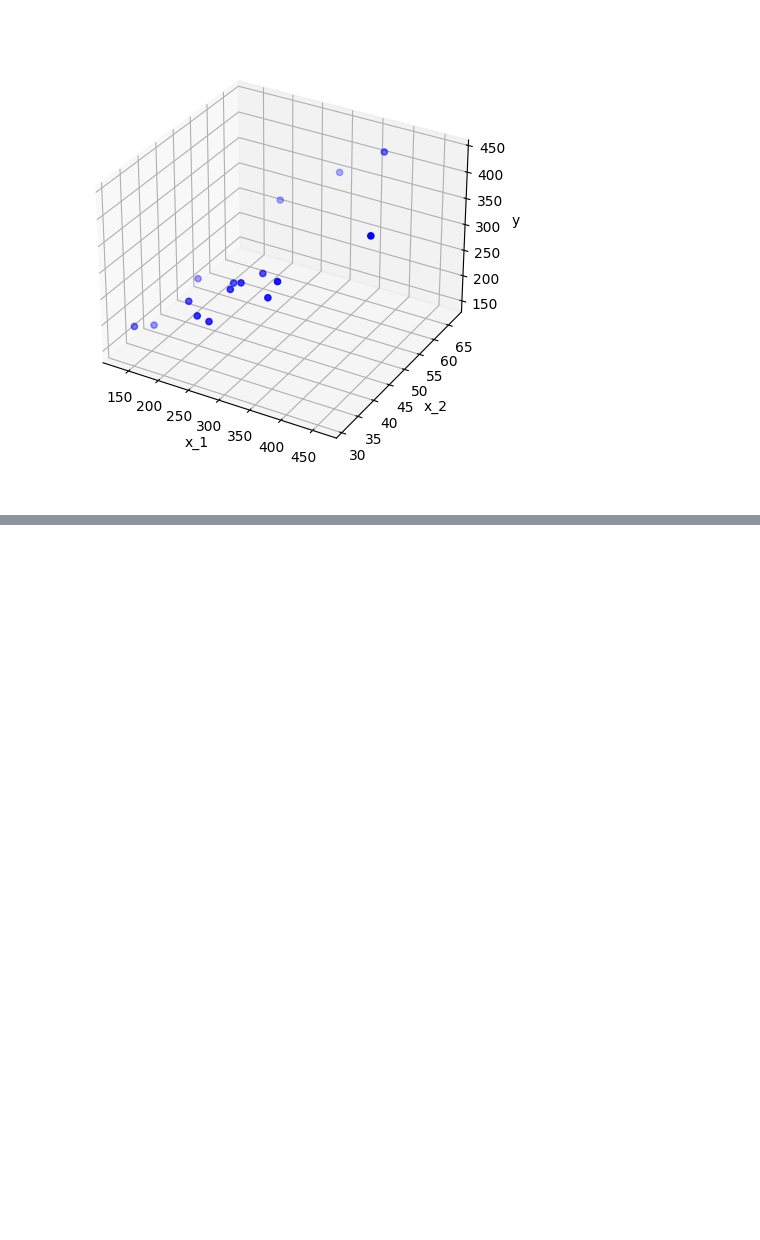
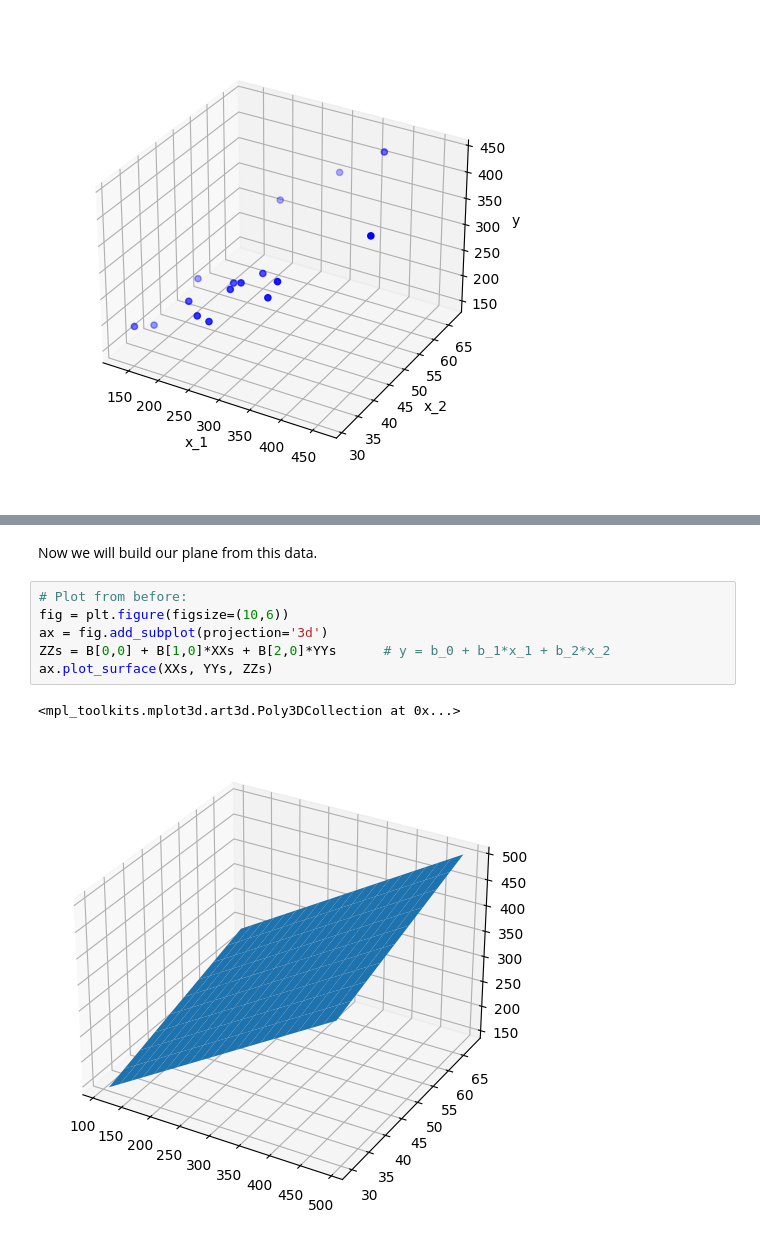
Before and after one commit to joshmaglione/CS4102-Jupyter, a Jupyter notebook: Week2.ipynb, the cells around one changed output, grey strips where cells are left out. Saved outputs shown, nothing was run; the diff lists cells and outputs as text; blank space fills up the shorter version.

```diff
--- a/Week2.ipynb
+++ b/Week2.ipynb
@@ -243,0 +260,11 @@ Now we put a plot of our plane of best fit onto the same axes.
+# %% [markdown]
+Now we will build our plane from this data.
+# %%
+# Plot from before:
+fig = plt.figure(figsize=(10,6))
+ax = fig.add_subplot(projection='3d')
+ZZs = B[0,0] + B[1,0]*XXs + B[2,0]*YYs      # y = b_0 + b_1*x_1 + b_2*x_2
+ax.plot_surface(XXs, YYs, ZZs)
+# %% [output]
+<mpl_toolkits.mplot3d.art3d.Poly3DCollection at 0x...>
+[figure, added]
```
Also changed, not shown: parts of 8 cells of this notebook.
